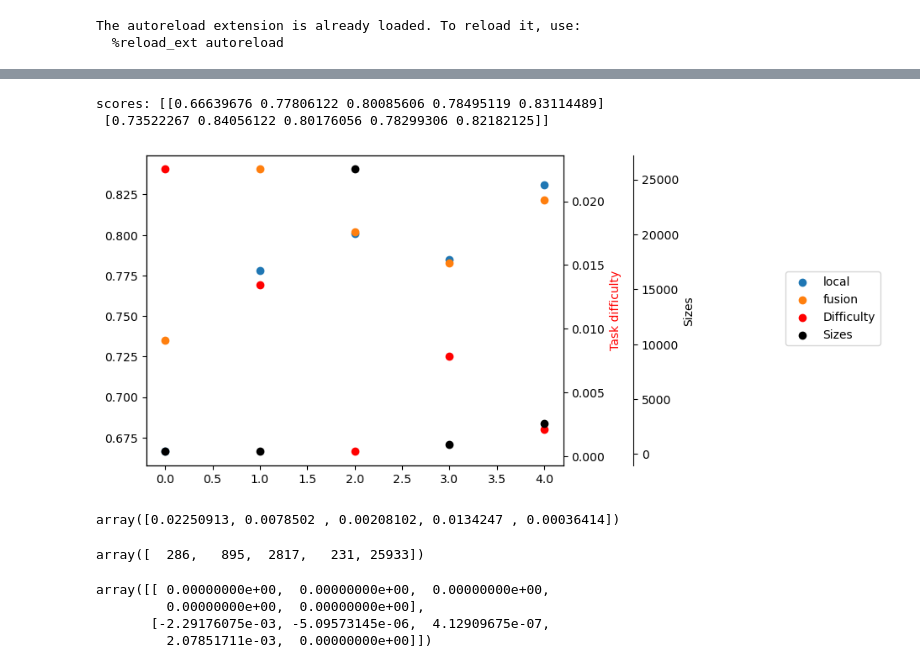
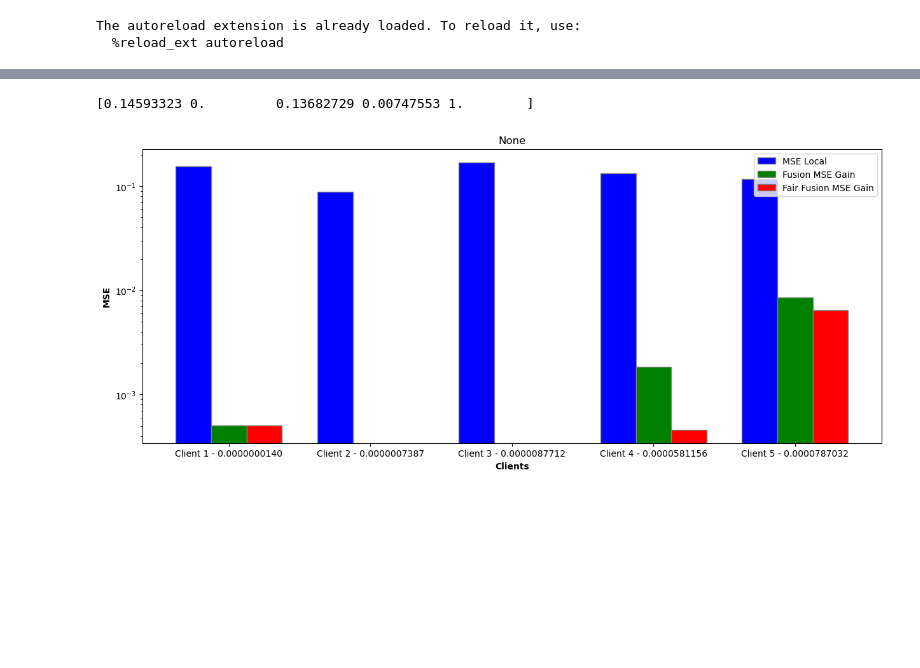
Before and after one commit to TheImpressiveDonut/Fairness-PFL, a Jupyter notebook: linear_regression_experiements/OLS_fusion.ipynb, the cells around one changed output, grey strips where cells are left out. Drawn from its saved outputs; the diff is of its cells as text; code cells hidden in the pictures; blank space fills up the shorter version.

```diff
--- a/linear_regression_experiements/OLS_fusion.ipynb
+++ b/linear_regression_experiements/OLS_fusion.ipynb
@@ -106,22 +50,8 @@ plt.plot()
-# %%
-auc_fair = get_auc_local_fusion(Xs_test, ys_test, betas_local, betas_fair_fusion)
-plot_score(auc_fair, std_squared, sizes)
-# %% [output]
-scores: [[0.66639676 0.77806122 0.80085606 0.78495119 0.83114489]
- [0.73522267 0.84056122 0.80176056 0.78299306 0.82182125]]
-[figure, removed]
-# %%
-std_squared
-# %% [output]
-array([0.02250913, 0.0078502 , 0.00208102, 0.0134247 , 0.00036414])
-# %%
-sizes
-# %% [output]
-array([  286,   895,  2817,   231, 25933])
-# %%
-mse_fair - mse
-# %% [output]
-array([[ 0.00000000e+00,  0.00000000e+00,  0.00000000e+00,
-         0.00000000e+00,  0.00000000e+00],
-       [-2.29176075e-03, -5.09573145e-06,  4.12909675e-07,
-         2.07851711e-03,  0.00000000e+00]])
+# %%
+print(C)
+# %% [output]
+[0.14593323 0.         0.13682729 0.00747553 1.        ]
+# %%
+plot_mse_local_fusion_fair(mse_local, mse_local - mse_fusion, mse_local - mse_fair_fusion_mean, std_squared, sizes)
+# %% [output]
+[figure, added]
```
Also changed, not shown: parts of 12 cells of this notebook, 9 other files.
